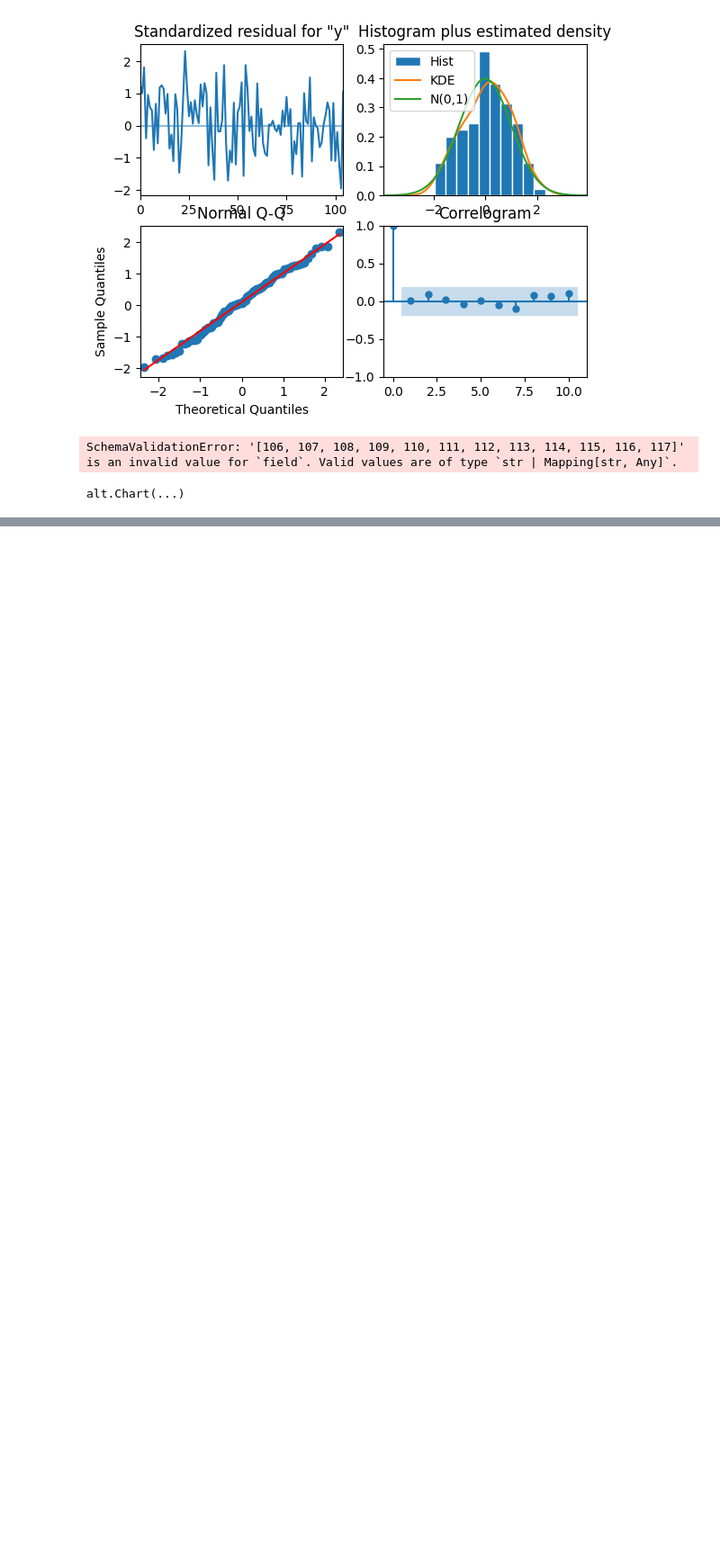
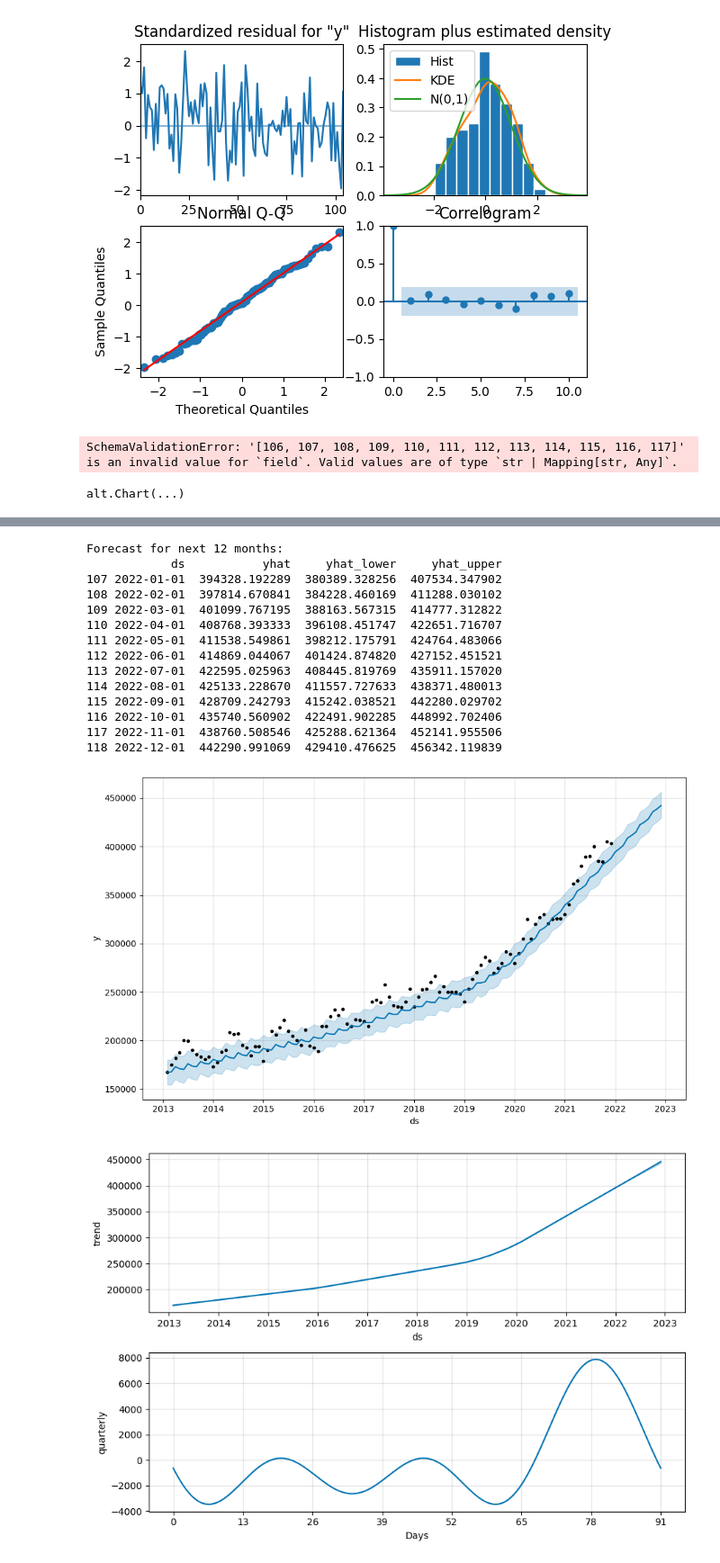
Before and after one commit to dganesh05/Real-Estate-Market-Timing-Investment-Risk-Stratification, a Jupyter notebook: notebooks/time_series.ipynb, the cells around one changed output, grey strips where cells are left out. Shown at 90% size. Drawn from its saved outputs; the diff is of its cells as text; code cells hidden in the pictures; blank space fills up the shorter version.

```diff
--- a/notebooks/time_series.ipynb
+++ b/notebooks/time_series.ipynb
@@ -380,0 +718,25 @@ alt.Chart(...)
+# %%
+model = Prophet(
+    yearly_seasonality=False,  # Turn off - not enough monthly obs per year
+    weekly_seasonality=False,
+    daily_seasonality=False,
+    seasonality_mode='additive',  # Additive instead of multiplicative
+    changepoint_prior_scale=0.05,  # Less flexible to avoid overfitting
+)
+
+# Add custom seasonality for quarterly patterns (common in real estate)
+model.add_seasonality(name='quarterly', period=91.25, fourier_order=3)
+
+model.fit(prophet_df)
+
+# Forecast
+future = model.make_future_dataframe(periods=12, freq='MS')
+forecast = model.predict(future)
+
+print("\nForecast for next 12 months:")
+print(forecast[['ds', 'yhat', 'yhat_lower', 'yhat_upper']].tail(12))
+
+# Plot
+fig1 = model.plot(forecast)
+fig2 = model.plot_components(forecast)
+# %% [output]
@@ -380,0 +745,16 @@ alt.Chart(...)
+Forecast for next 12 months:
+            ds           yhat     yhat_lower     yhat_upper
+107 2022-01-01  394328.192289  380389.328256  407534.347902
+108 2022-02-01  397814.670841  384228.460169  411288.030102
+109 2022-03-01  401099.767195  388163.567315  414777.312822
+110 2022-04-01  408768.393333  396108.451747  422651.716707
+111 2022-05-01  411538.549861  398212.175791  424764.483066
+112 2022-06-01  414869.044067  401424.874820  427152.451521
+113 2022-07-01  422595.025963  408445.819769  435911.157020
+114 2022-08-01  425133.228670  411557.727633  438371.480013
+115 2022-09-01  428709.242793  415242.038521  442280.029702
+116 2022-10-01  435740.560902  422491.902285  448992.702406
+117 2022-11-01  438760.508546  425288.621364  452141.955506
+118 2022-12-01  442290.991069  429410.476625  456342.119839
+[figure, added]
+[figure, added]
```
Also changed, not shown: parts of 50 cells of this notebook, 2 other files.
